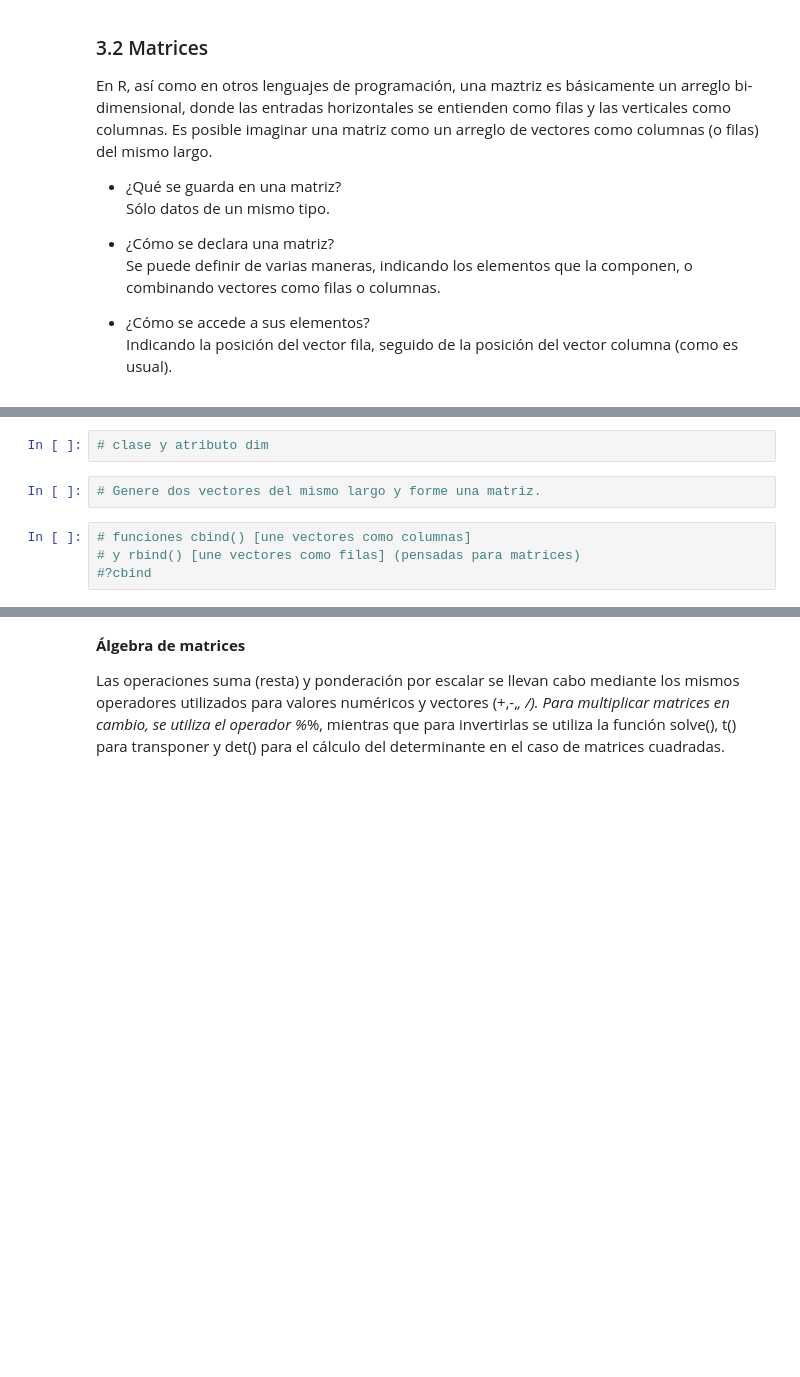
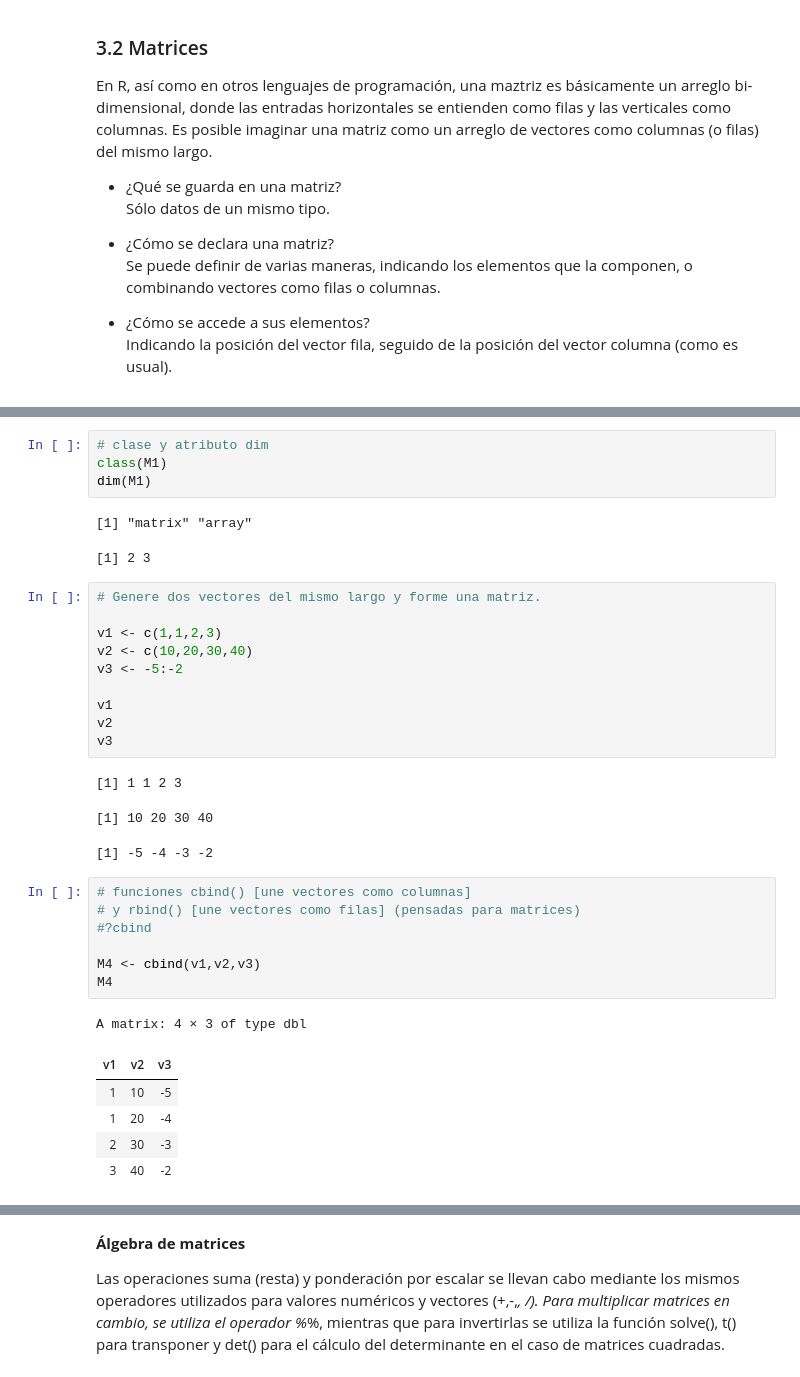
Before and after one commit to kerlesuwu/DBDC_202010_Programacion_en_R_para_ciencia_de_datos, a Jupyter notebook: Clases/Clase2/Clase_2_01_matrices.ipynb, the cells around one changed output, grey strips where cells are left out. Drawn from its saved outputs; the diff is of its cells as text; blank space fills up the shorter version.

```diff
--- a/Clases/Clase2/Clase_2_01_matrices.ipynb
+++ b/Clases/Clase2/Clase_2_01_matrices.ipynb
@@ -31,11 +41,38 @@ En R, así como en otros lenguajes de programación, una maztriz es básicamente
 # %%
 # clase y atributo dim
+class(M1)
+dim(M1)
+# %% [output]
+[1] "matrix" "array"
+[1] 2 3
 # %%
 # Genere dos vectores del mismo largo y forme una matriz.
+
+v1 <- c(1,1,2,3)
+v2 <- c(10,20,30,40)
+v3 <- -5:-2
+
+v1
+v2
+v3
+# %% [output]
+[1] 1 1 2 3
+[1] 10 20 30 40
+[1] -5 -4 -3 -2
 # %%
 # funciones cbind() [une vectores como columnas]
 # y rbind() [une vectores como filas] (pensadas para matrices)
 #?cbind
+
+M4 <- cbind(v1,v2,v3)
+M4
+# %% [output]
+A matrix: 4 × 3 of type dbl
+| v1 | v2 | v3 |
+| 1 | 10 | -5 |
+| 1 | 20 | -4 |
+| 2 | 30 | -3 |
+| 3 | 40 | -2 |
 # %%
 # si combinamos vectores de distinto largo?
 # R recicla valores (recordar explicación)
```
Also changed, not shown: parts of 27 cells of this notebook.
